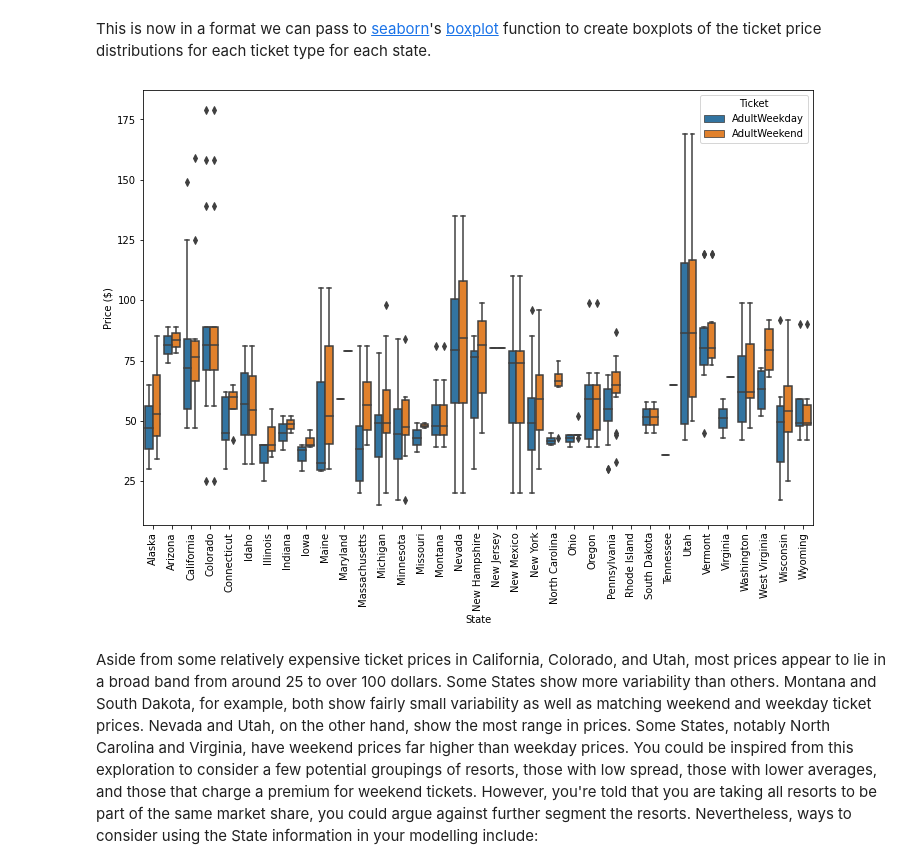
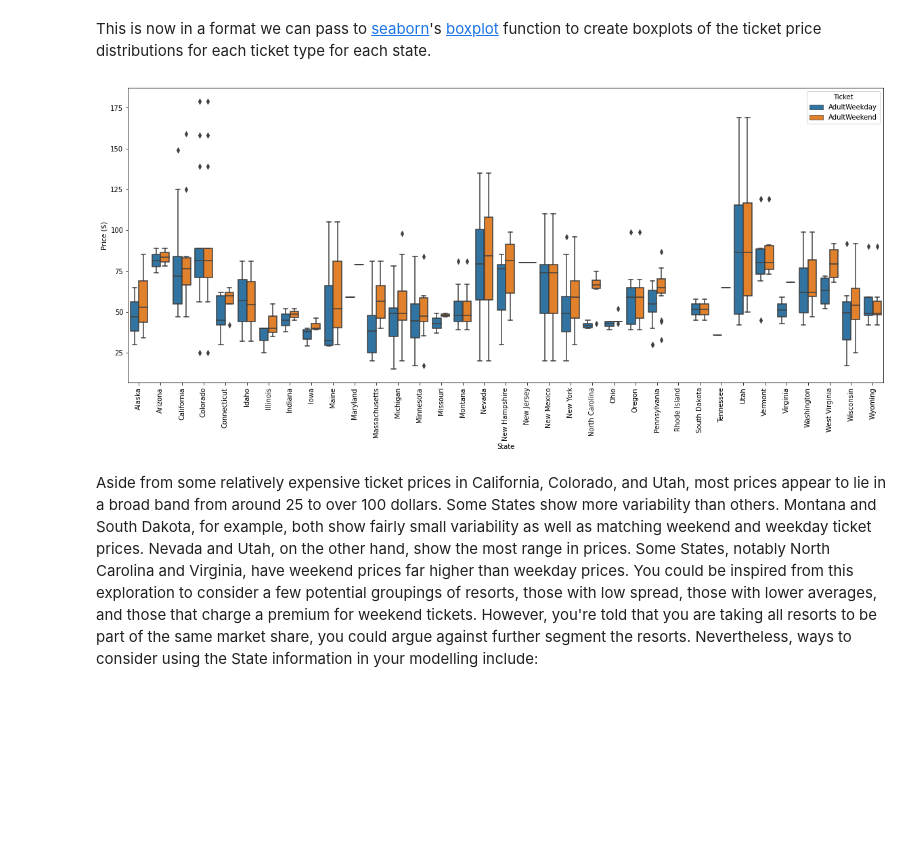
Before and after one commit to vanand102/DataScienceGuidedCapstone, a Jupyter notebook: 02_data_wrangling.ipynb, the cells around one changed output. Cells and saved outputs as stored; diff of their text form; code cells hidden in the pictures; blank space fills up the shorter version.

```diff
--- a/02_data_wrangling.ipynb
+++ b/02_data_wrangling.ipynb
@@ -445,15 +443,15 @@ This is now in a format we can pass to [seaborn](https://seaborn.pydata.org/)'s
 # %%
 #Code task 16#
 #Create a seaborn boxplot of the ticket price dataframe we created above,
 #with 'state' on the x-axis, 'Price' as the y-value, and a hue that indicates 'Ticket'
 #This will use boxplot's x, y, hue, and data arguments.
-plt.subplots(figsize=(12, 8))
+plt.subplots(figsize=(20, 8))
 sns.boxplot(x='state', y='Price', hue='Ticket', data=ticket_prices)
 plt.xticks(rotation='vertical')
 plt.ylabel('Price ($)')
 plt.xlabel('State');
 # %% [output]
-[figure, old version]
+[figure, new version]
 # %% [markdown]
 Aside from some relatively expensive ticket prices in California, Colorado, and Utah, most prices appear to lie in a broad band from around 25 to over 100 dollars. Some States show more variability than others. Montana and South Dakota, for example, both show fairly small variability as well as matching weekend and weekday ticket prices. Nevada and Utah, on the other hand, show the most range in prices. Some States, notably North Carolina and Virginia, have weekend prices far higher than weekday prices. You could be inspired from this exploration to consider a few potential groupings of resorts, those with low spread, those with lower averages, and those that charge a premium for weekend tickets. However, you're told that you are taking all resorts to be part of the same market share, you  could argue against further segment the resorts. Nevertheless, ways to consider using the State information in your modelling include:
 
```
Also changed, not shown: parts of 9 cells of this notebook.
